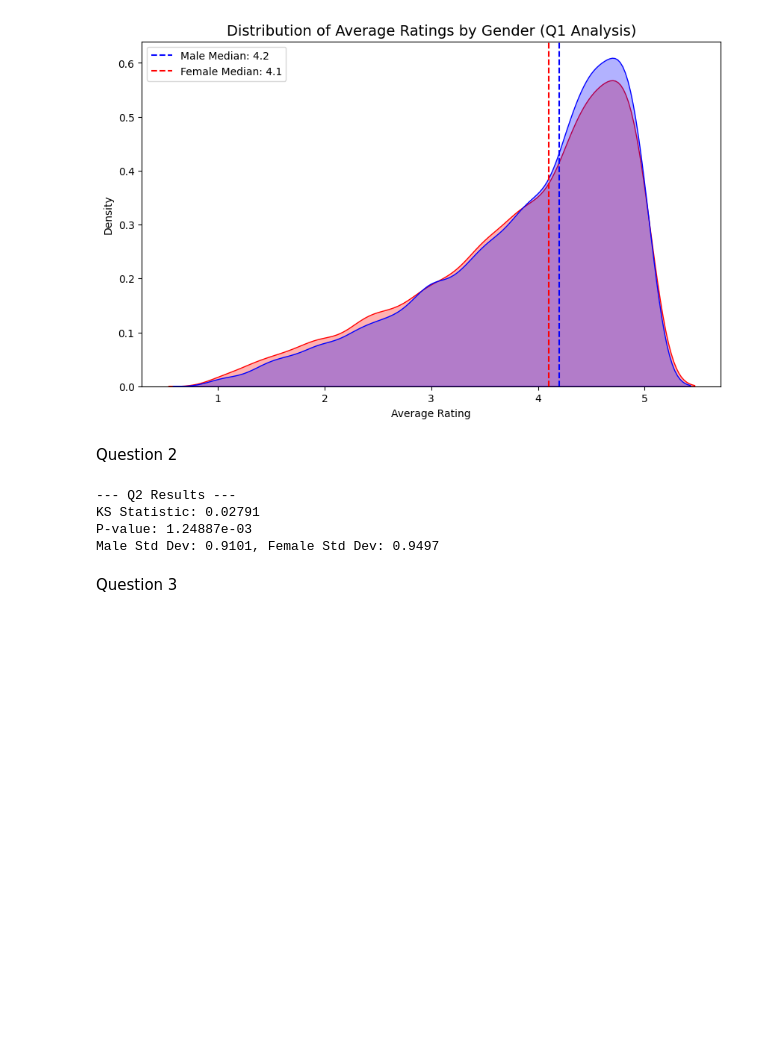
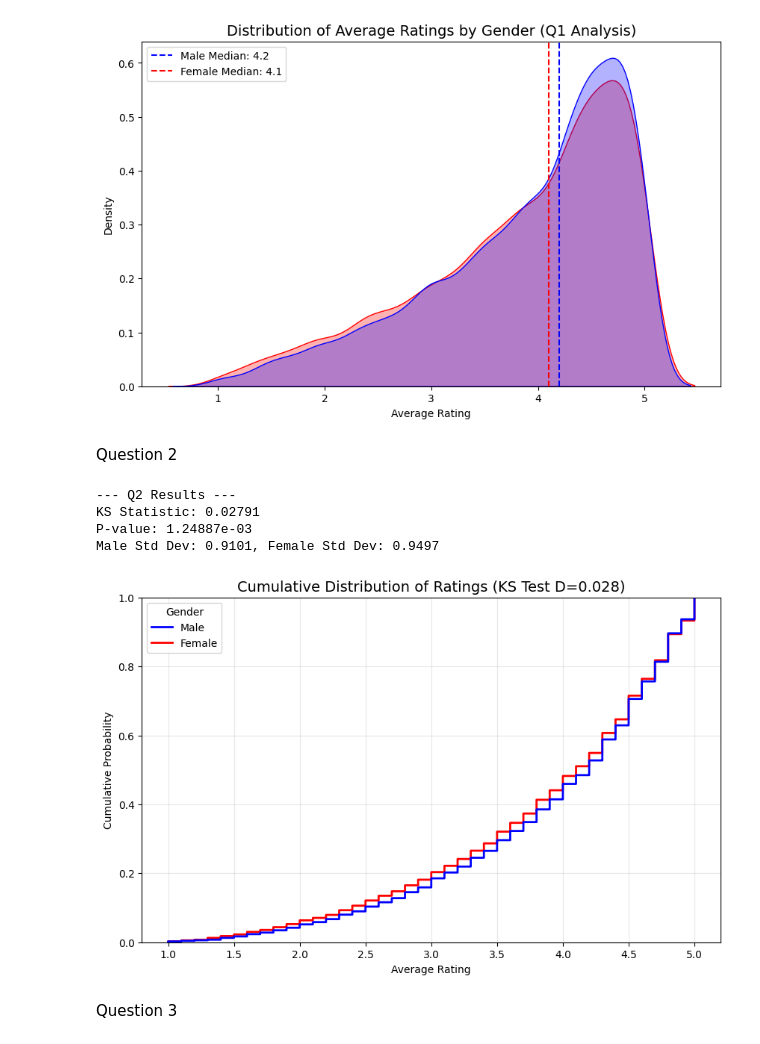
Before and after one commit to donydony228/DSGA-1001-Capstone, a Jupyter notebook: Capstone_CAP44.ipynb, the cells around one changed output. Drawn from its saved outputs; the diff is of its cells as text; code cells hidden in the pictures; blank space fills up the shorter version.

```diff
--- a/Capstone_CAP44.ipynb
+++ b/Capstone_CAP44.ipynb
@@ -103,20 +105,29 @@ Question 2
 # %%
 # 1. Perform KS Test (Kolmogorov-Smirnov test): Compare overall distributions/spread
 # The Kolmogorov-Smirnov test is a non-parametric test that compares the cumulative distribution functions (CDFs) of two samples
 # It tests the null hypothesis that the two samples are drawn from the same distribution
 ks_stat, p_val_q2 = stats.ks_2samp(male_ratings, female_ratings)
 std_male = np.std(male_ratings)
 std_female = np.std(female_ratings)
 
 print(f"--- Q2 Results ---")
 print(f"KS Statistic: {ks_stat:.5f}")
 print(f"P-value: {p_val_q2:.5e}")
 print(f"Male Std Dev: {std_male:.4f}, Female Std Dev: {std_female:.4f}")
+
+plt.figure(figsize=(10, 6))
+sns.ecdfplot(data=df_clean, x='AvgRating', hue='Gender', palette=['blue', 'red'], linewidth=2)
+plt.title(f'Cumulative Distribution of Ratings (KS Test D={ks_stat:.3f})', fontsize=14)
+plt.xlabel('Average Rating')
+plt.ylabel('Cumulative Probability')
+plt.grid(True, alpha=0.3)
+plt.show()
 # %% [output]
 --- Q2 Results ---
 KS Statistic: 0.02791
 P-value: 1.24887e-03
 Male Std Dev: 0.9101, Female Std Dev: 0.9497
+[figure, added]
 # %% [markdown]
 Question 3
 # %%
```
Also changed, not shown: parts of 1 cell of this notebook.
